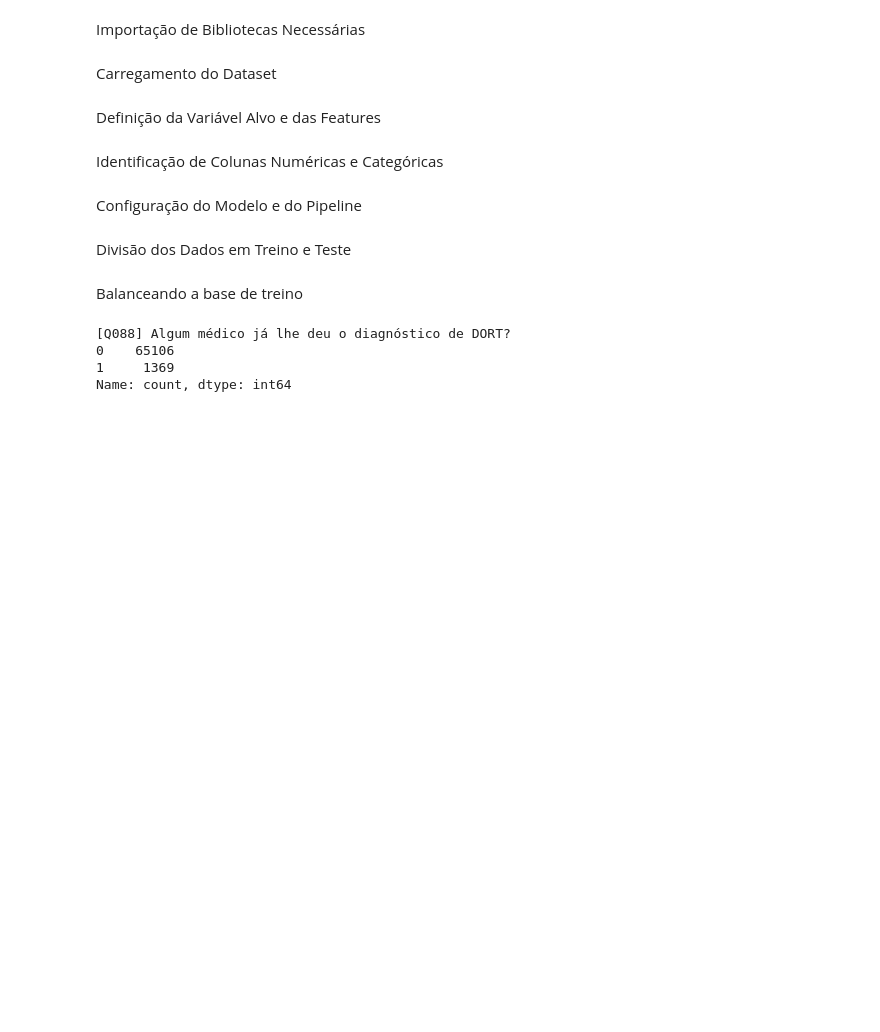
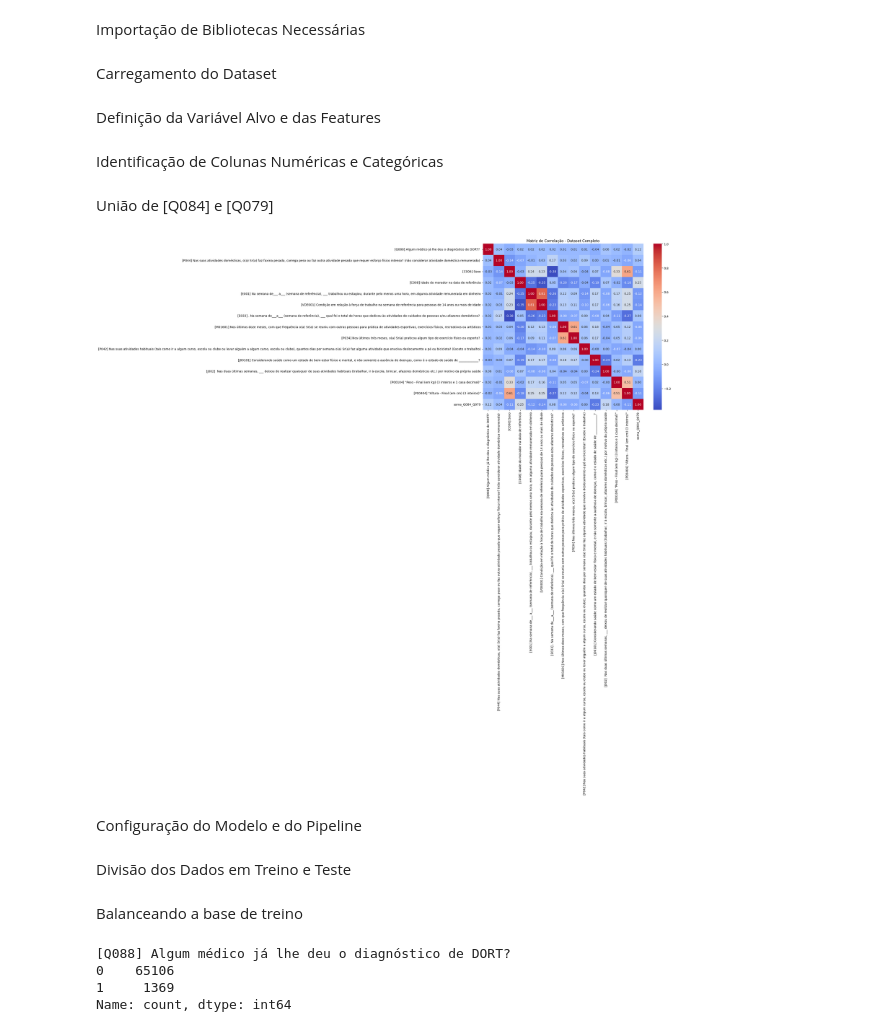
Before and after one commit to JoaoFrancisc0/ia-upe, a Jupyter notebook: treinamento.ipynb, the cells around one changed output. Saved outputs shown, nothing was run; the diff lists cells and outputs as text; code cells hidden in the pictures; blank space fills up the shorter version.

Commit message:
Matriz de correlação e unificação das colunas [Q084] e [Q079]

```diff
--- a/treinamento.ipynb
+++ b/treinamento.ipynb
@@ -33,6 +33,25 @@ preprocessor = ColumnTransformer(
         ('num', StandardScaler(), numeric_cols),
         ('cat', OneHotEncoder(handle_unknown='ignore'), categorical_cols)
     ])
+# %% [markdown]
+União de [Q084] e [Q079]
+# %%
+# Soma as colunas para criar a nova variável
+data['soma_Q084_Q079'] = data['[Q084] O(a) Sr(a) tem algum problema crônico de coluna, como dor crônica nas costas ou no pescoço, lombalgia, dor ciática, problemas nas vértebras ou disco? '] + data['[Q079] Algum médico já lhe deu o diagnóstico de artrite ou reumatismo? ']
+# Remove as colunas originais
+data.drop(columns=['[Q084] O(a) Sr(a) tem algum problema crônico de coluna, como dor crônica nas costas ou no pescoço, lombalgia, dor ciática, problemas nas vértebras ou disco? ',
+                    '[Q079] Algum médico já lhe deu o diagnóstico de artrite ou reumatismo? '], inplace=True)
+# %%
+# Correlação no conjunto completo (antes de split e balanceamento)
+correlation_matrix = data.corr()
+
+plt.figure(figsize=(12, 10))
+sns.heatmap(correlation_matrix, annot=True, fmt=".2f", cmap="coolwarm", cbar=True)
+plt.title("Matriz de Correlação - Dataset Completo")
+plt.tight_layout()
+plt.show()
+# %% [output]
+[figure, added]
 # %% [markdown]
 Configuração do Modelo e do Pipeline
 # %%
```
Also changed, not shown: parts of 4 cells of this notebook, 1 other file.
